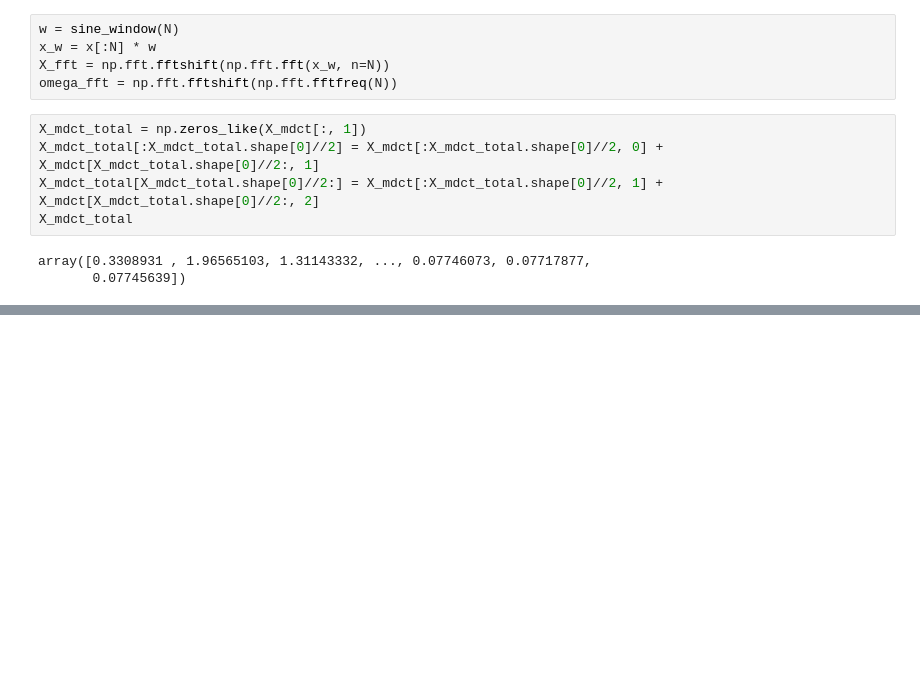
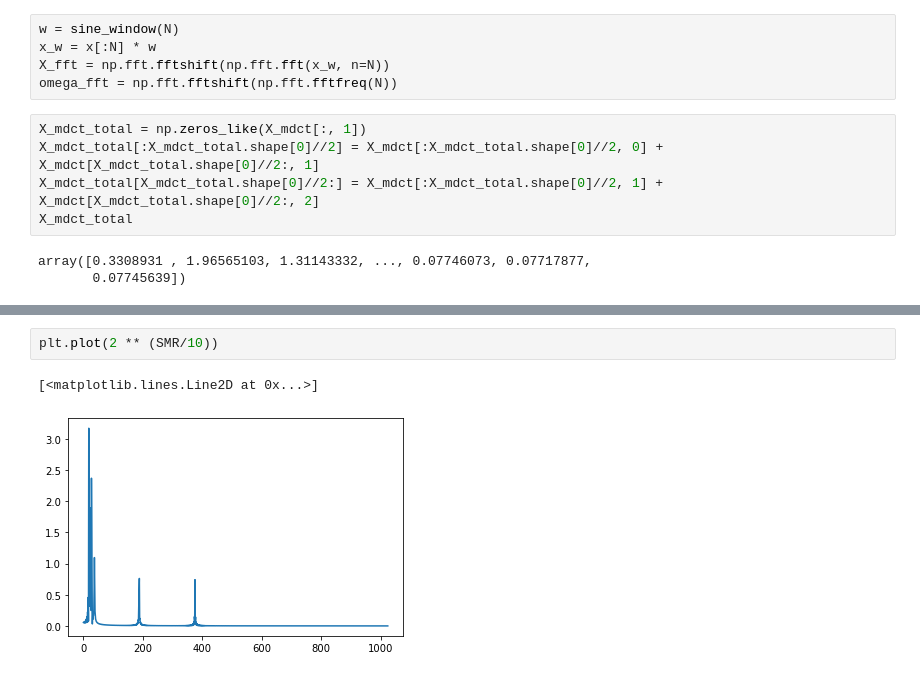
Before and after one commit to guedes-joaofelipe/CPE793-topics-in-audio-codification, a Jupyter notebook: exercises/chap08/ex-8-9-pos-aula.ipynb, the cells around one changed output, grey strips where cells are left out. Saved outputs shown, nothing was run; the diff lists cells and outputs as text; blank space fills up the shorter version.

```diff
--- a/exercises/chap08/ex-8-9-pos-aula.ipynb
+++ b/exercises/chap08/ex-8-9-pos-aula.ipynb
@@ -438,0 +518,5 @@ def spl_by_sample(X, N_fft, N_w):
+# %%
+plt.plot(2 ** (SMR/10))
+# %% [output]
+[<matplotlib.lines.Line2D at 0x...>]
+[figure, added]
```
Also changed, not shown: parts of 16 cells of this notebook.
